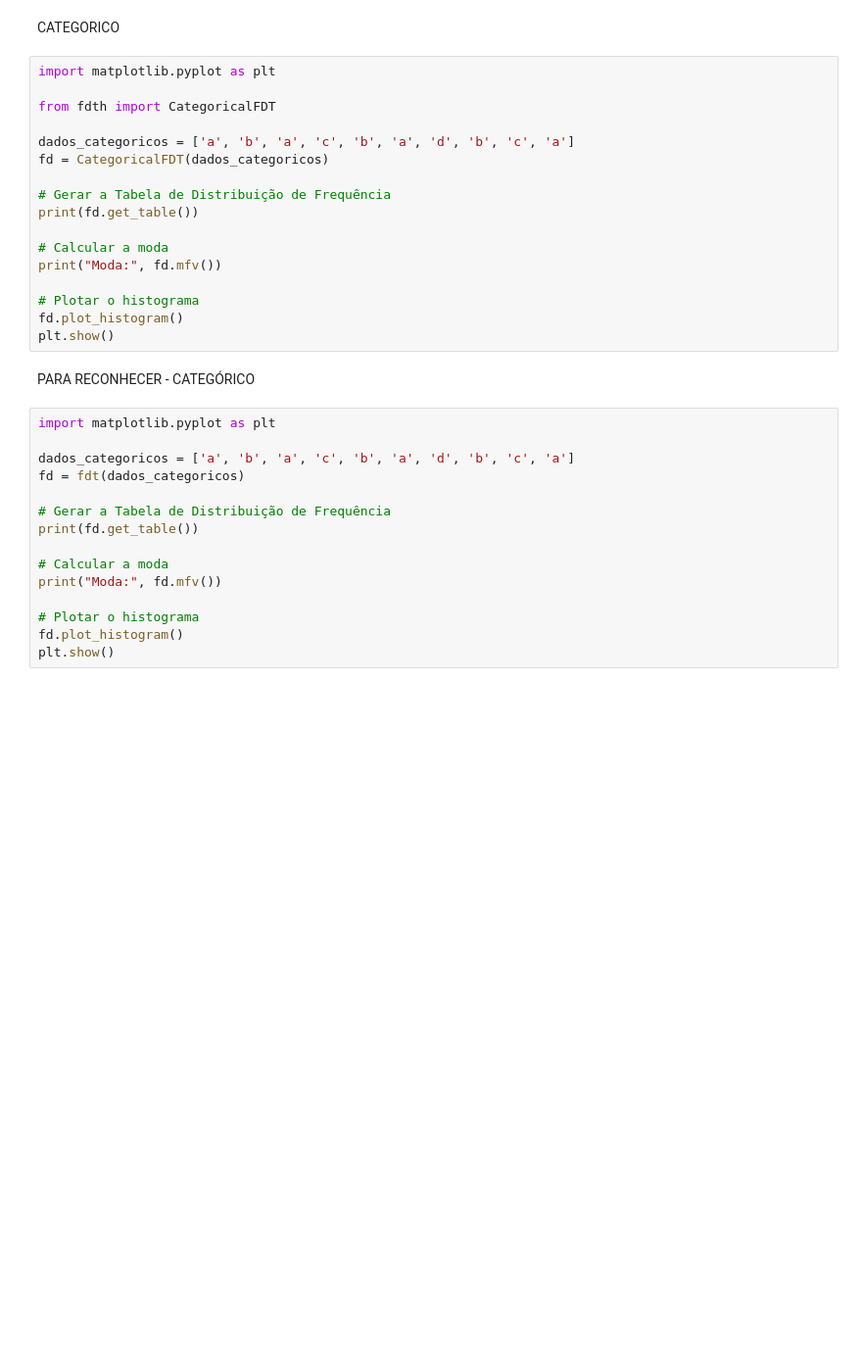
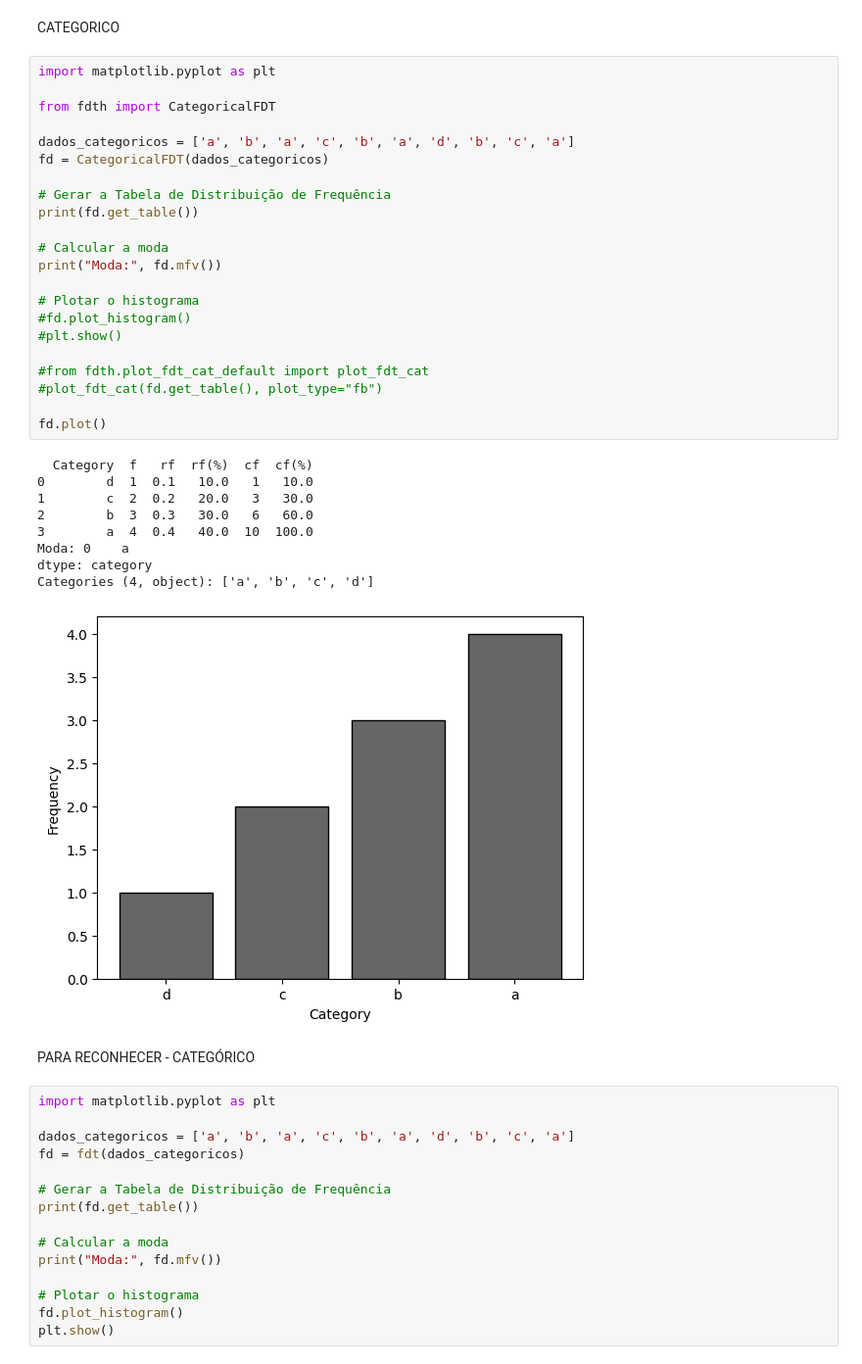
Before and after one commit to yohannd1/fdth-python-fork, a Jupyter notebook: teste.ipynb, the cells around one changed output. Shown at 98% size. Cells and saved outputs as stored; diff of their text form; blank space fills up the shorter version.

Commit message:
moved Plot_fdt_cat_default.py

```diff
--- a/teste.ipynb
+++ b/teste.ipynb
@@ -42,20 +67,35 @@ CATEGORICO
 # %%
 import matplotlib.pyplot as plt
 
 from fdth import CategoricalFDT
 
 dados_categoricos = ['a', 'b', 'a', 'c', 'b', 'a', 'd', 'b', 'c', 'a']
 fd = CategoricalFDT(dados_categoricos)
 
 # Gerar a Tabela de Distribuição de Frequência
 print(fd.get_table())
 
 # Calcular a moda
 print("Moda:", fd.mfv())
 
 # Plotar o histograma
-fd.plot_histogram()
-plt.show()
+#fd.plot_histogram()
+#plt.show()
+
+#from fdth.plot_fdt_cat_default import plot_fdt_cat
+#plot_fdt_cat(fd.get_table(), plot_type="fb")
+
+fd.plot()
+# %% [output]
+  Category  f   rf  rf(%)  cf  cf(%)
+0        d  1  0.1   10.0   1   10.0
+1        c  2  0.2   20.0   3   30.0
+2        b  3  0.3   30.0   6   60.0
+3        a  4  0.4   40.0  10  100.0
+Moda: 0    a
+dtype: category
+Categories (4, object): ['a', 'b', 'c', 'd']
+[figure, added]
 # %% [markdown]
 PARA RECONHECER - CATEGÓRICO
 # %%
```
Also changed, not shown: parts of 4 cells of this notebook, 2 other files.
